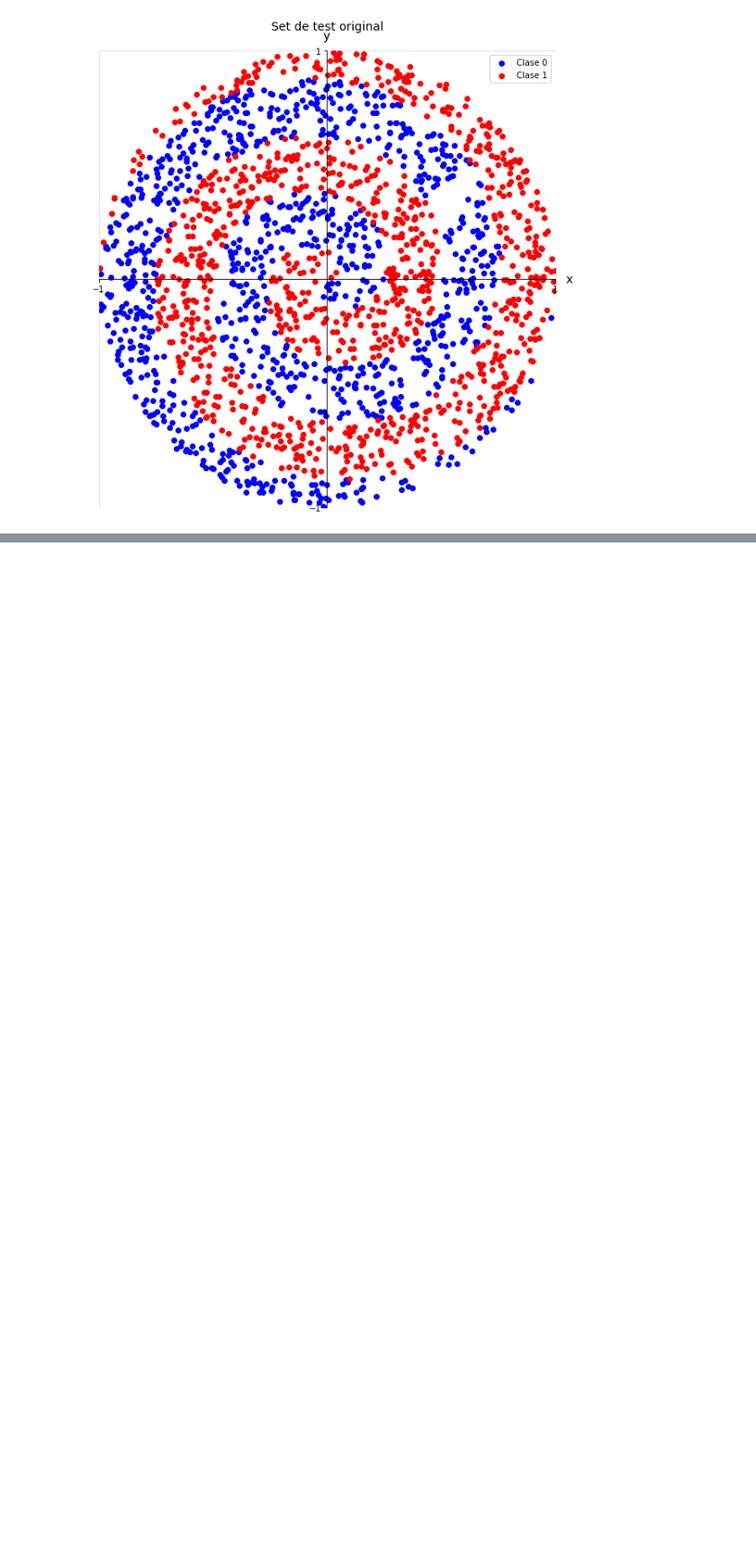
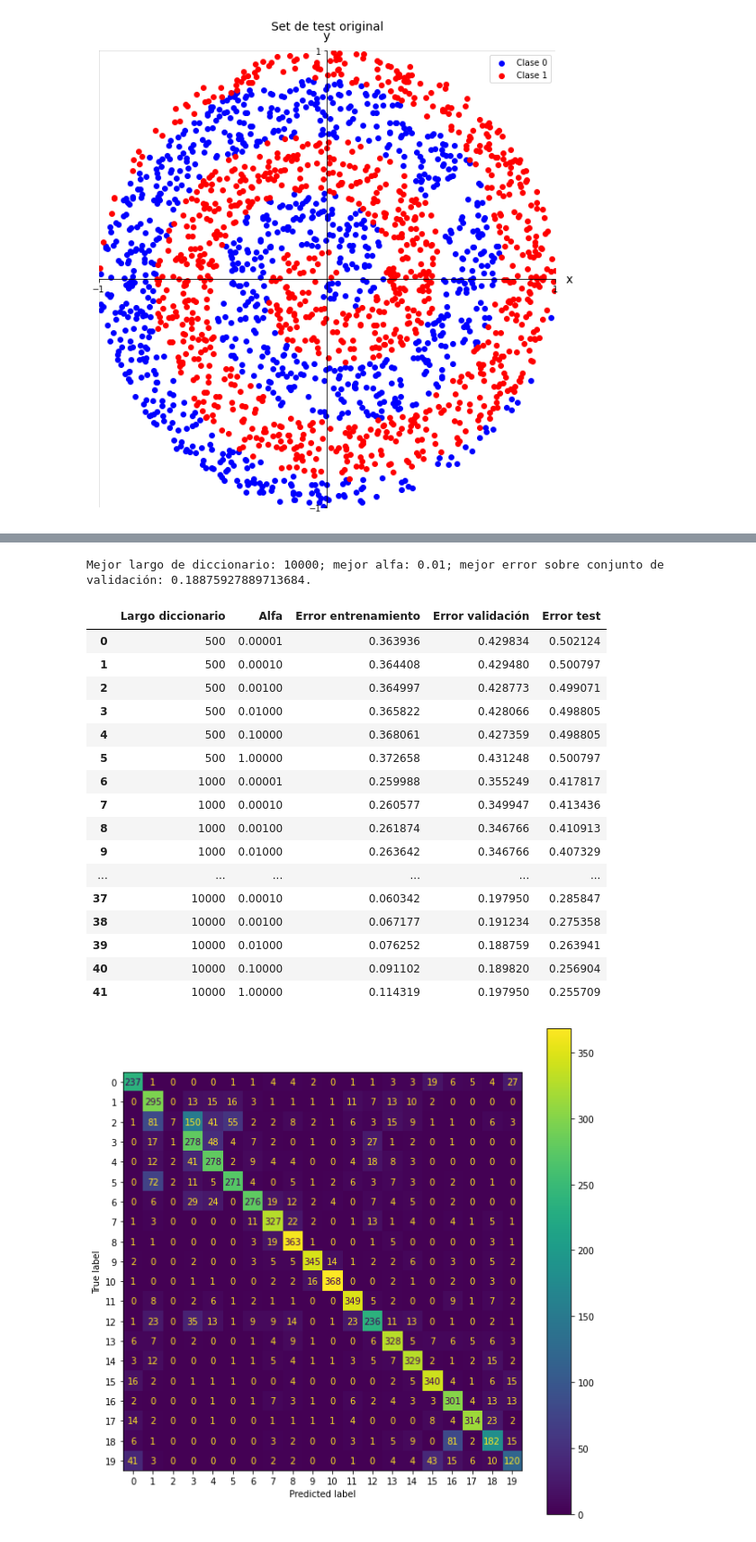
Before and after one commit to sebamoralesasd/IAA, a Jupyter notebook: tp3.ipynb, the cells around one changed output, grey strips where cells are left out. Shown at 90% size. Drawn from its saved outputs; the diff is of its cells as text; code cells hidden in the pictures; blank space fills up the shorter version.

```diff
--- a/tp3.ipynb
+++ b/tp3.ipynb
@@ -258,0 +336,22 @@ En este caso, no parecen dibujarse correctamente las espirales. El error obtenid
+# %%
+ej5()
+# %% [output]
+Mejor largo de diccionario: 10000; mejor alfa: 0.01; mejor error sobre conjunto de validación: 0.18875927889713684.
+|  | Largo diccionario | Alfa | Error entrenamiento | Error validación | Error test |
+| 0 | 500 | 0.00001 | 0.363936 | 0.429834 | 0.502124 |
+| 1 | 500 | 0.00010 | 0.364408 | 0.429480 | 0.500797 |
+| 2 | 500 | 0.00100 | 0.364997 | 0.428773 | 0.499071 |
+| 3 | 500 | 0.01000 | 0.365822 | 0.428066 | 0.498805 |
+| 4 | 500 | 0.10000 | 0.368061 | 0.427359 | 0.498805 |
+| 5 | 500 | 1.00000 | 0.372658 | 0.431248 | 0.500797 |
+| 6 | 1000 | 0.00001 | 0.259988 | 0.355249 | 0.417817 |
+| 7 | 1000 | 0.00010 | 0.260577 | 0.349947 | 0.413436 |
+| 8 | 1000 | 0.00100 | 0.261874 | 0.346766 | 0.410913 |
+| 9 | 1000 | 0.01000 | 0.263642 | 0.346766 | 0.407329 |
+| ... | ... | ... | ... | ... | ... |
+| 37 | 10000 | 0.00010 | 0.060342 | 0.197950 | 0.285847 |
+| 38 | 10000 | 0.00100 | 0.067177 | 0.191234 | 0.275358 |
+| 39 | 10000 | 0.01000 | 0.076252 | 0.188759 | 0.263941 |
+| 40 | 10000 | 0.10000 | 0.091102 | 0.189820 | 0.256904 |
+| 41 | 10000 | 1.00000 | 0.114319 | 0.197950 | 0.255709 |
+[figure, added]
```
Also changed, not shown: parts of 4 cells of this notebook, 3 other files.
